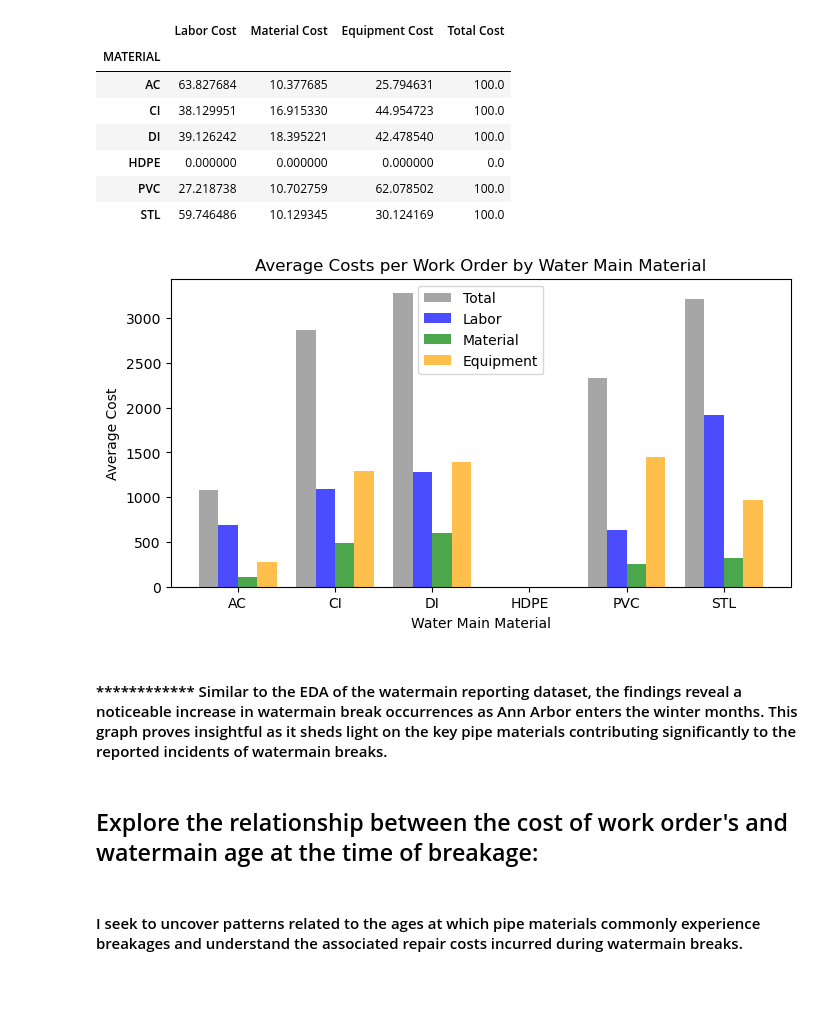
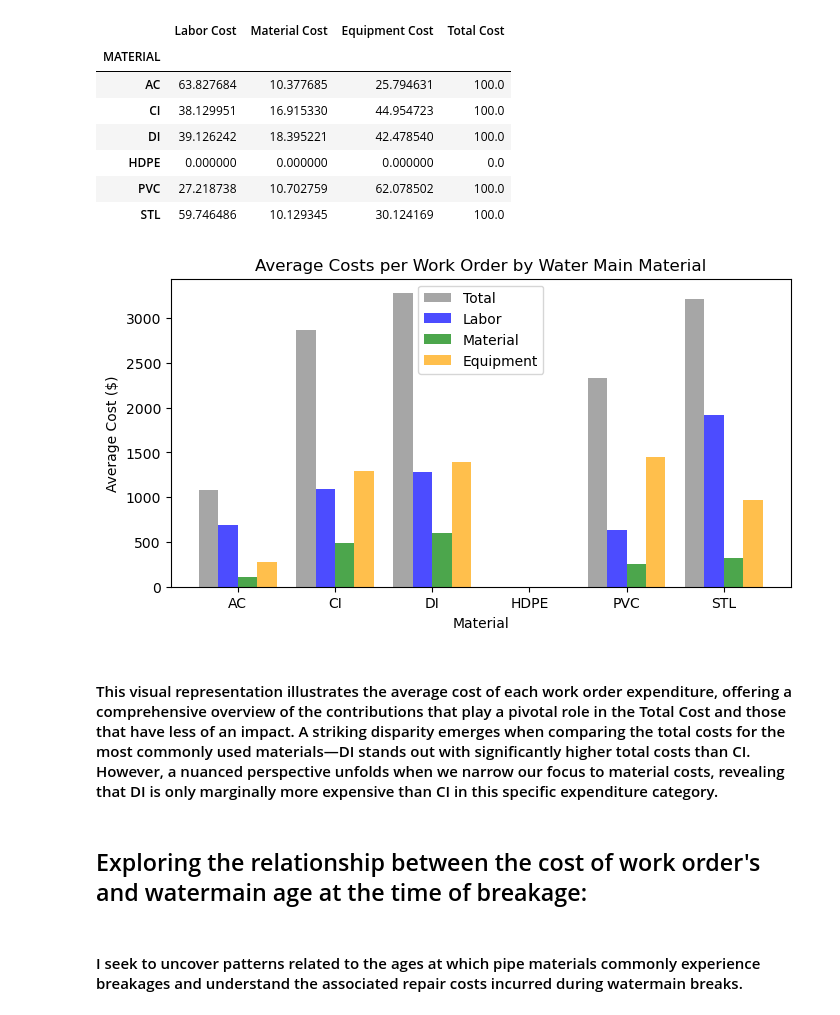
Before and after one commit to hernanth1/Ann-Arbor-Watermain-Project, a Jupyter notebook: 3 - RQ2 Analysis.ipynb, the cells around one changed output. Cells and saved outputs as stored; diff of their text form; code cells hidden in the pictures; blank space fills up the shorter version.

```diff
--- a/3 - RQ2 Analysis.ipynb
+++ b/3 - RQ2 Analysis.ipynb
@@ -185,31 +185,31 @@ main_break_expenses_mean_per.fillna(0.0)
 # %%
 # created a grouped bar chart to display my previous findings
 
 main_break_expenses_mean_reset = main_break_expenses_mean.reset_index()
 
 fig, ax = plt.subplots(figsize=(8, 4))
 
 bar_width = 0.2
 
 ax.bar(main_break_expenses_mean_reset.index - 1.5 * bar_width, main_break_expenses_mean_reset['Total Cost'], width=bar_width, label='Total', color='gray', alpha=0.7)
 ax.bar(main_break_expenses_mean_reset.index - 0.5 * bar_width, main_break_expenses_mean_reset['Labor Cost'], width=bar_width, label='Labor', color='blue', alpha=0.7)
 ax.bar(main_break_expenses_mean_reset.index + 0.5 * bar_width, main_break_expenses_mean_reset['Material Cost'], width=bar_width, label='Material', color='green', alpha=0.7)
 ax.bar(main_break_expenses_mean_reset.index + 1.5 * bar_width, main_break_expenses_mean_reset['Equipment Cost'], width=bar_width, label='Equipment', color='orange', alpha=0.7)
 
 ax.set_title('Average Costs per Work Order by Water Main Material')
-ax.set_xlabel('Water Main Material')
-ax.set_ylabel('Average Cost')
+ax.set_xlabel('Material')
+ax.set_ylabel('Average Cost ($)')
 ax.set_xticks(main_break_expenses_mean_reset.index)
 ax.set_xticklabels(main_break_expenses_mean_reset['MATERIAL'])
 ax.legend()
 
 plt.show()
 # %% [output]
-[figure, old version]
+[figure, new version]
 # %% [markdown]
-#### ************ Similar to the EDA of the watermain reporting dataset, the findings reveal a noticeable increase in watermain break occurrences as Ann Arbor enters the winter months. This graph proves insightful as it sheds light on the key pipe materials contributing significantly to the reported incidents of watermain breaks.
+#### This visual representation illustrates the average cost of each work order expenditure, offering a comprehensive overview of the contributions that play a pivotal role in the Total Cost and those that have less of an impact. A striking disparity emerges when comparing the total costs for the most commonly used materials—DI stands out with significantly higher total costs than CI. However, a nuanced perspective unfolds when we narrow our focus to material costs, revealing that DI is only marginally more expensive than CI in this specific expenditure category.
 # %% [markdown]
-## Explore the relationship between the cost of work order's and watermain age at the time of breakage:
+## Exploring the relationship between the cost of work order's and watermain age at the time of breakage:
 # %% [markdown]
 #### I seek to uncover patterns related to the ages at which pipe materials commonly experience breakages and understand the associated repair costs incurred during watermain breaks.
 # %%
```
Also changed, not shown: parts of 38 cells of this notebook.
